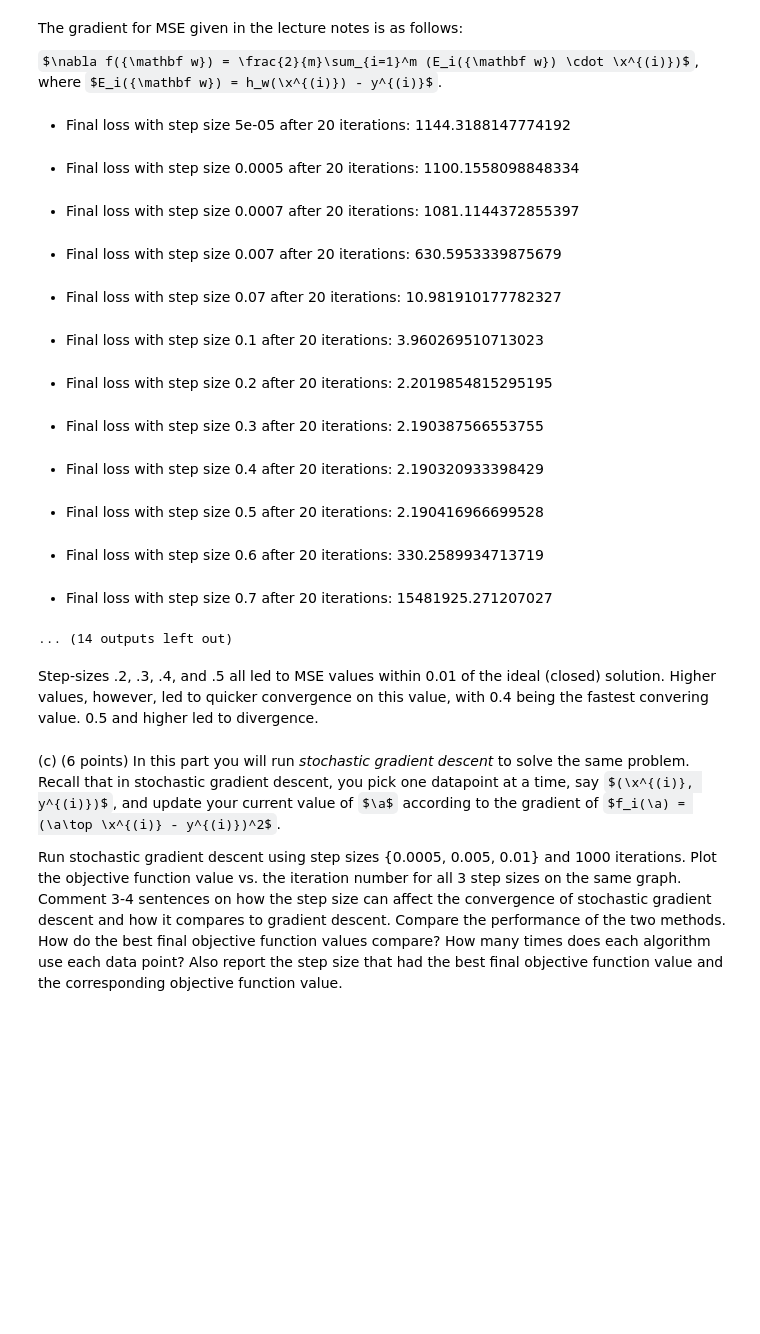
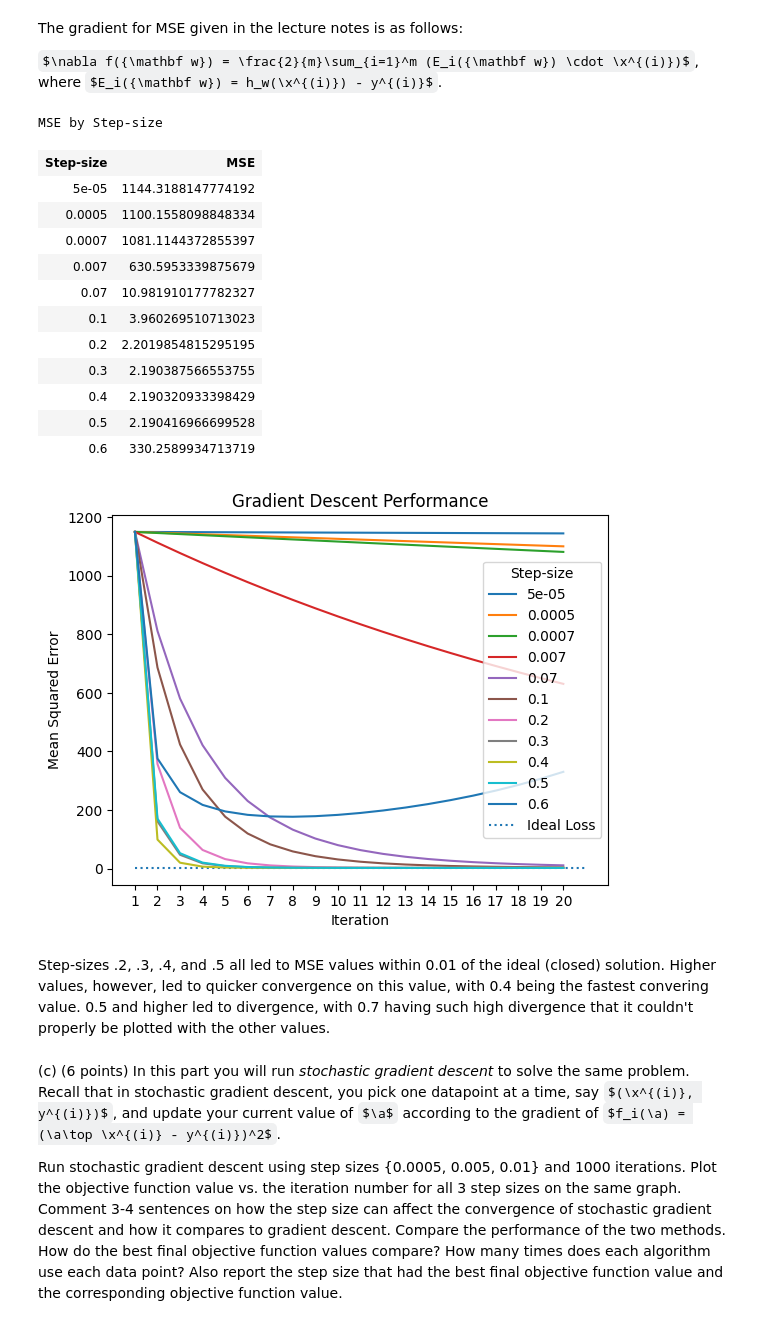
Before and after one commit to garfieldnate/Stanford-CS-168_Modern_Algorithmic_Toolbox, a Jupyter notebook: cs168/notebooks/mini_project_3.ipynb, the cells around one changed output. Cells and saved outputs as stored; diff of their text form; code cells hidden in the pictures; some formulas as TeX source; blank space fills up the shorter version.

Commit message:
Project 3: fixed plot 1b

```diff
--- a/cs168/notebooks/mini_project_3.ipynb
+++ b/cs168/notebooks/mini_project_3.ipynb
@@ -197,40 +220,47 @@ def gradient_descent(X, y, step_size, iterations):
         distance_moved = np.linalg.norm(update)
     return w, loss
 # %%
-def _run_and_report_gradient_descent(X, y, step_size, ideal_loss, iterations=20):
+def _run_and_report_gradient_descent(X, y, step_size, ax, iterations=20):
     a, loss = gradient_descent(PART1_X, PART1_Y, step_size, iterations)
-    markdown(f"* Final loss with step size {step_size} after 20 iterations: {loss[-1]}")
+    xticks = range(1, iterations + 1)
+    ax.plot(xticks, loss, label=step_size)
+    return loss[-1]
 
+def _test_gradient_descent_step_sizes(step_sizes, ideal_loss, iterations=20):
     fig, ax = plt.subplots()
-    xticks = range(1, iterations + 1)
-    ax.plot(xticks, loss, label="Actual Loss")
-    ax.set_title(f"Gradient Descent Performance (Step Size = {step_size})")
-    ax.set_ylabel("MSE")
-    ax.set_xlabel("Gradient Descent Iteration")
-    ax.set_xticks(xticks)
-    # avoid re-scaling the plot just to fit the ideal loss line
-    ax.autoscale(False)
-    ax.hlines(ideal_loss, 1, iterations + 1, linestyles='dotted', colors='C1', label="Ideal Loss")
-    plt.legend(loc="best")
+    ax.set_title(f"Gradient Descent Performance")
+    ax.set_xticks(range(1, iterations + 1))
+    ax.set_xlabel("Iteration")
+    ax.set_ylabel("Mean Squared Error")
+    ax.hlines(ideal_loss, 1, iterations + 1, linestyles='dotted', label="Ideal Loss")
 
-for step_size in [0.00005, 0.0005, 0.0007, 0.007, 0.07, 0.1, 0.2, 0.3, 0.4, 0.5, 0.6, 0.7, 0.8]:
-    _run_and_report_gradient_descent(PART1_X, PART1_Y, step_size, 2.1903207123677566)
+    final_losses = []
+    for step_size in step_sizes:
+        final_loss = _run_and_report_gradient_descent(PART1_X, PART1_Y, step_size, ax, iterations)
+        final_losses.append(final_loss)
+
+    plt.legend(loc="best", title="Step-size")
+
+    display_table(zip(step_sizes, final_losses), "MSE by Step-size", ["Step-size", "MSE"])
+
+_test_gradient_descent_step_sizes([0.00005, 0.0005, 0.0007, 0.007, 0.07, 0.1, 0.2, 0.3, 0.4, 0.5, 0.6], 2.1903207123677566)
 # %% [output]
-* Final loss with step size 5e-05 after 20 iterations: 1144.3188147774192
-* Final loss with step size 0.0005 after 20 iterations: 1100.1558098848334
-* Final loss with step size 0.0007 after 20 iterations: 1081.1144372855397
-* Final loss with step size 0.007 after 20 iterations: 630.5953339875679
-* Final loss with step size 0.07 after 20 iterations: 10.981910177782327
-* Final loss with step size 0.1 after 20 iterations: 3.960269510713023
-* Final loss with step size 0.2 after 20 iterations: 2.2019854815295195
-* Final loss with step size 0.3 after 20 iterations: 2.190387566553755
-* Final loss with step size 0.4 after 20 iterations: 2.190320933398429
-* Final loss with step size 0.5 after 20 iterations: 2.190416966699528
-* Final loss with step size 0.6 after 20 iterations: 330.2589934713719
-* Final loss with step size 0.7 after 20 iterations: 15481925.271207027
-... (14 outputs left out)
+MSE by Step-size
+| Step-size | MSE |
+| 5e-05 | 1144.3188147774192 |
+| 0.0005 | 1100.1558098848334 |
+| 0.0007 | 1081.1144372855397 |
+| 0.007 | 630.5953339875679 |
+| 0.07 | 10.981910177782327 |
+| 0.1 | 3.960269510713023 |
+| 0.2 | 2.2019854815295195 |
+| 0.3 | 2.190387566553755 |
+| 0.4 | 2.190320933398429 |
+| 0.5 | 2.190416966699528 |
+| 0.6 | 330.2589934713719 |
+[figure, added]
 # %% [markdown]
-Step-sizes .2, .3, .4, and .5 all led to MSE values within 0.01 of the ideal (closed) solution. Higher values, however, led to quicker convergence on this value, with 0.4 being the fastest convering value. 0.5 and higher led to divergence.
+Step-sizes .2, .3, .4, and .5 all led to MSE values within 0.01 of the ideal (closed) solution. Higher values, however, led to quicker convergence on this value, with 0.4 being the fastest convering value. 0.5 and higher led to divergence, with 0.7 having such high divergence that it couldn't properly be plotted with the other values.
 # %% [markdown]
 <div class="custom-assignment-text">
 
```
Also changed, not shown: parts of 1 cell of this notebook.
